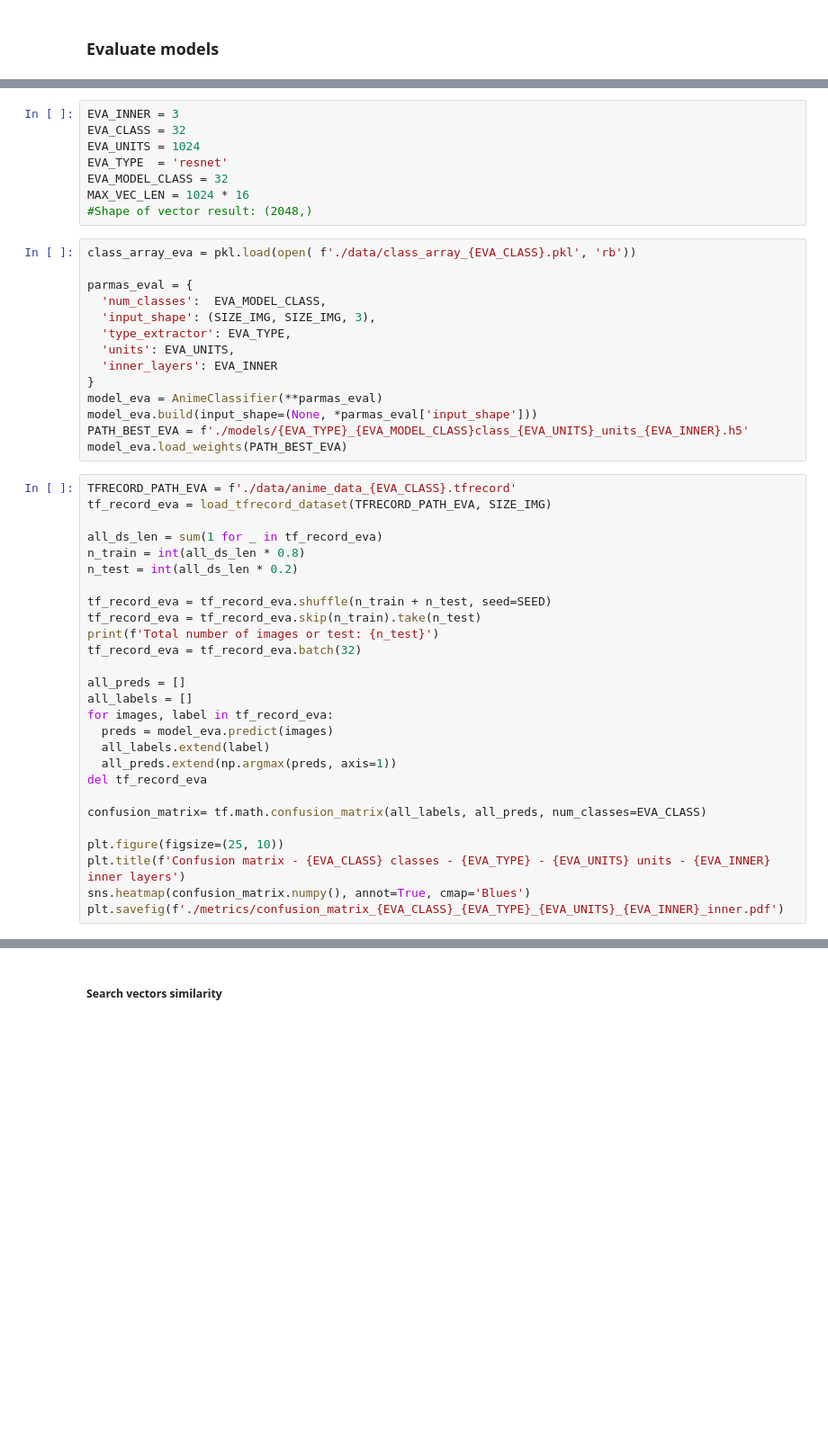
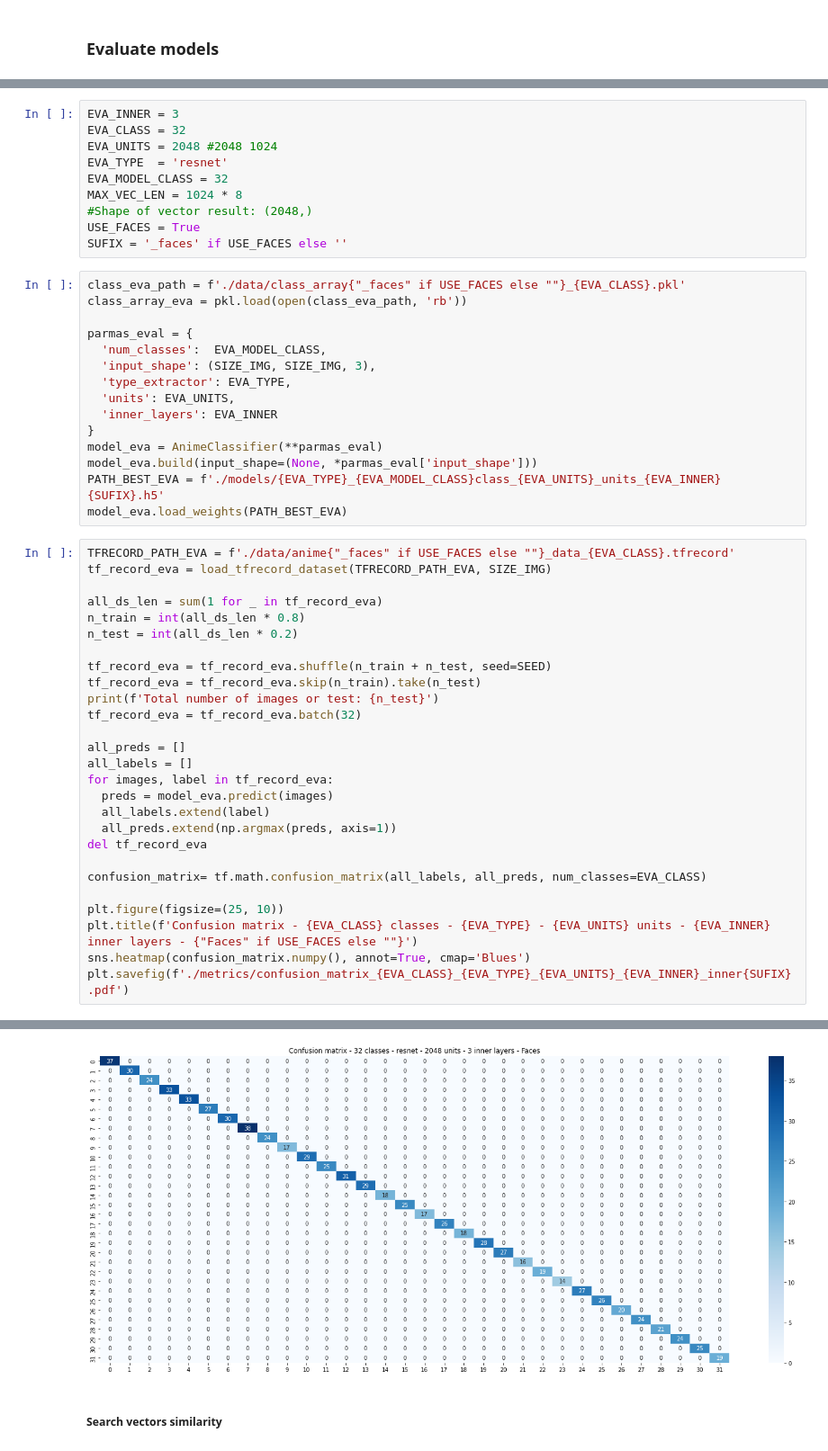
Before and after one commit to enmanuelmag/AnimeClassificator, a Jupyter notebook: tf_model.ipynb, the cells around one changed output, grey strips where cells are left out. Shown at 90% size. Drawn from its saved outputs; the diff is of its cells as text; blank space fills up the shorter version.

Commit message:
Add new result with face dataset

```diff
--- a/tf_model.ipynb
+++ b/tf_model.ipynb
@@ -629,13 +643,16 @@ train(
 # %%
 EVA_INNER = 3
 EVA_CLASS = 32
-EVA_UNITS = 1024
+EVA_UNITS = 2048 #2048 1024
 EVA_TYPE  = 'resnet'
 EVA_MODEL_CLASS = 32
-MAX_VEC_LEN = 1024 * 16
+MAX_VEC_LEN = 1024 * 8
 #Shape of vector result: (2048,)
+USE_FACES = True
+SUFIX = '_faces' if USE_FACES else ''
 # %%
-class_array_eva = pkl.load(open( f'./data/class_array_{EVA_CLASS}.pkl', 'rb'))
+class_eva_path = f'./data/class_array{"_faces" if USE_FACES else ""}_{EVA_CLASS}.pkl'
+class_array_eva = pkl.load(open(class_eva_path, 'rb'))
 
 parmas_eval = {
   'num_classes':  EVA_MODEL_CLASS,
@@ -646,10 +663,10 @@ parmas_eval = {
 }
 model_eva = AnimeClassifier(**parmas_eval)
 model_eva.build(input_shape=(None, *parmas_eval['input_shape']))
-PATH_BEST_EVA = f'./models/{EVA_TYPE}_{EVA_MODEL_CLASS}class_{EVA_UNITS}_units_{EVA_INNER}.h5'
+PATH_BEST_EVA = f'./models/{EVA_TYPE}_{EVA_MODEL_CLASS}class_{EVA_UNITS}_units_{EVA_INNER}{SUFIX}.h5'
 model_eva.load_weights(PATH_BEST_EVA)
 # %%
-TFRECORD_PATH_EVA = f'./data/anime_data_{EVA_CLASS}.tfrecord'
+TFRECORD_PATH_EVA = f'./data/anime{"_faces" if USE_FACES else ""}_data_{EVA_CLASS}.tfrecord'
 tf_record_eva = load_tfrecord_dataset(TFRECORD_PATH_EVA, SIZE_IMG)
 
 all_ds_len = sum(1 for _ in tf_record_eva)
@@ -672,6 +689,7 @@ del tf_record_eva
 confusion_matrix= tf.math.confusion_matrix(all_labels, all_preds, num_classes=EVA_CLASS)
 
 plt.figure(figsize=(25, 10))
-plt.title(f'Confusion matrix - {EVA_CLASS} classes - {EVA_TYPE} - {EVA_UNITS} units - {EVA_INNER} inner layers')
+plt.title(f'Confusion matrix - {EVA_CLASS} classes - {EVA_TYPE} - {EVA_UNITS} units - {EVA_INNER} inner layers - {"Faces" if USE_FACES else ""}')
 sns.heatmap(confusion_matrix.numpy(), annot=True, cmap='Blues')
-plt.savefig(f'./metrics/confusion_matrix_{EVA_CLASS}_{EVA_TYPE}_{EVA_UNITS}_{EVA_INNER}_inner.pdf')
+plt.savefig(f'./metrics/confusion_matrix_{EVA_CLASS}_{EVA_TYPE}_{EVA_UNITS}_{EVA_INNER}_inner{SUFIX}.pdf')
+# %% [output]
@@ -678,3 +697,4 @@ plt.savefig(f'./metrics/confusion_matrix_{EVA_CLASS}_{EVA_TYPE}_{EVA_UNITS}_{EVA
+[figure, added]
 # %% [markdown]
 ##### Search vectors similarity
 # %%
```
Also changed, not shown: parts of 26 cells of this notebook, 15 other files.
